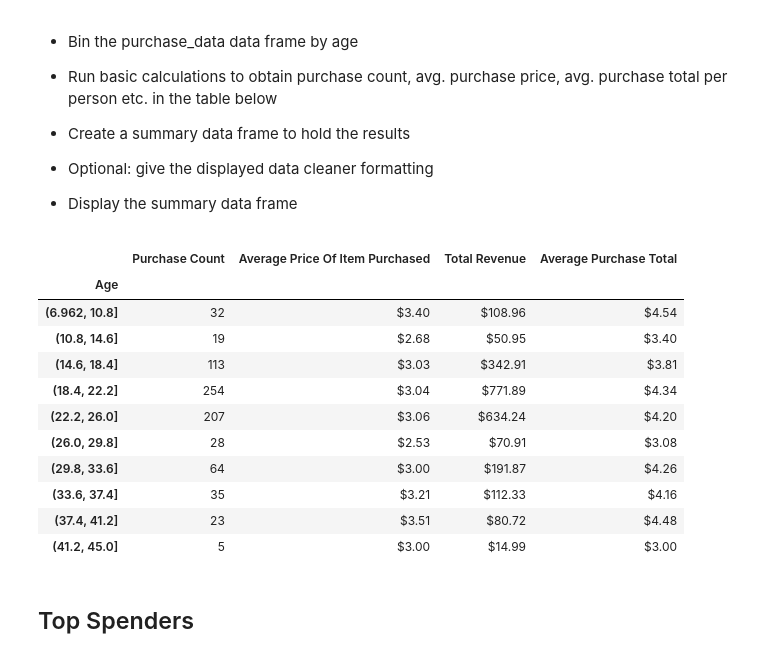
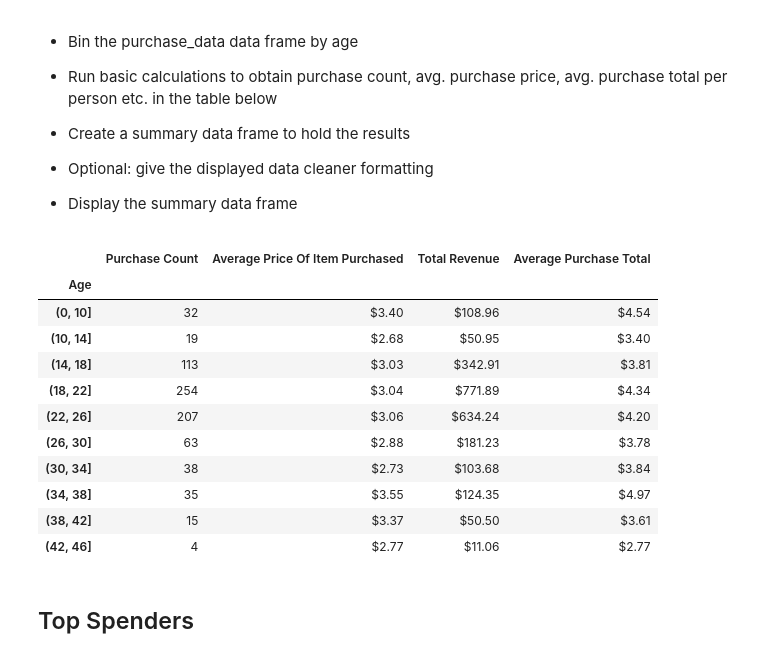
Before and after one commit to 4890A/04-Pandas-Assignment, a Jupyter notebook: HeroesOfPymoli_starter.ipynb, the cells around one changed output. Saved outputs shown, nothing was run; the diff lists cells and outputs as text; code cells hidden in the pictures.

Commit message:
rebinned ages for age demogrpahics and purchase analysis

```diff
--- a/HeroesOfPymoli_starter.ipynb
+++ b/HeroesOfPymoli_starter.ipynb
@@ -9,11 +9,12 @@
 * Instructions have been included for each segment. You do not have to follow them exactly, but they are included to help you think through the steps.
 # %%
 # Dependencies and Setup
+import os
 import pandas as pd
 import numpy as np
 
 # File to Load (Remember to Change These)
-file_to_load = "Resources/purchase_data.csv"
+file_to_load = os.path.join("Resources", "purchase_data.csv")
 
 # Read Purchasing File and store into Pandas data frame
 purchase_data = pd.read_csv(file_to_load)
@@ -149,7 +150,9 @@ purchasing_analysis
 * Display Age Demographics Table
 # %%
 pd.options.display.float_format = '{:,.2f}%'.format
-number_players = purchase_data.groupby(pd.cut(purchase_data["Age"],10))["SN"].nunique()
+bins = [0]
+bins = np.append(bins, np.arange(10,50,4))
+number_players = purchase_data.groupby(pd.cut(purchase_data["Age"],bins))["SN"].nunique()
 age_demo = pd.DataFrame({})
 age_demo["Unique Players"] = number_players
 age_demo["Percentage"] = 100. * number_players/ total_players
@@ -185,28 +188,28 @@ age_demo
 * Display the summary data frame
 # %%
 pd.options.display.float_format = '${:,.2f}'.format
-purchase_count = purchase_data.groupby(pd.cut(purchase_data["Age"],10))["Purchase ID"].count()
-avg_price = purchase_data.groupby(pd.cut(purchase_data["Age"],10))["Price"].mean()
-total_purchase = purchase_data.groupby(pd.cut(purchase_data["Age"],10))["Price"].sum()
+purchase_count = purchase_data.groupby(pd.cut(purchase_data["Age"],bins))["Purchase ID"].count()
+avg_price = purchase_data.groupby(pd.cut(purchase_data["Age"],bins))["Price"].mean()
+total_purchase = purchase_data.groupby(pd.cut(purchase_data["Age"],bins))["Price"].sum()
 age_purch = pd.DataFrame({})
 age_purch["Purchase Count"] = purchase_count
 age_purch["Average Price Of Item Purchased"] = avg_price
 age_purch["Total Revenue"] = total_purchase
 age_purch["Average Purchase Total"] = total_purchase/number_players
 age_purch
 # %% [output]
 |  | Purchase Count | Average Price Of Item Purchased | Total Revenue | Average Purchase Total |
 | Age |  |  |  |  |
-| (6.962, 10.8] | 32 | $3.40 | $108.96 | $4.54 |
-| (10.8, 14.6] | 19 | $2.68 | $50.95 | $3.40 |
-| (14.6, 18.4] | 113 | $3.03 | $342.91 | $3.81 |
-| (18.4, 22.2] | 254 | $3.04 | $771.89 | $4.34 |
-| (22.2, 26.0] | 207 | $3.06 | $634.24 | $4.20 |
-| (26.0, 29.8] | 28 | $2.53 | $70.91 | $3.08 |
-| (29.8, 33.6] | 64 | $3.00 | $191.87 | $4.26 |
-| (33.6, 37.4] | 35 | $3.21 | $112.33 | $4.16 |
-| (37.4, 41.2] | 23 | $3.51 | $80.72 | $4.48 |
-| (41.2, 45.0] | 5 | $3.00 | $14.99 | $3.00 |
+| (0, 10] | 32 | $3.40 | $108.96 | $4.54 |
+| (10, 14] | 19 | $2.68 | $50.95 | $3.40 |
+| (14, 18] | 113 | $3.03 | $342.91 | $3.81 |
+| (18, 22] | 254 | $3.04 | $771.89 | $4.34 |
+| (22, 26] | 207 | $3.06 | $634.24 | $4.20 |
+| (26, 30] | 63 | $2.88 | $181.23 | $3.78 |
+| (30, 34] | 38 | $2.73 | $103.68 | $3.84 |
+| (34, 38] | 35 | $3.55 | $124.35 | $4.97 |
+| (38, 42] | 15 | $3.37 | $50.50 | $3.61 |
+| (42, 46] | 4 | $2.77 | $11.06 | $2.77 |
 # %% [markdown]
 ## Top Spenders
 # %% [markdown]
```
Also changed, not shown: parts of 2 cells of this notebook.
